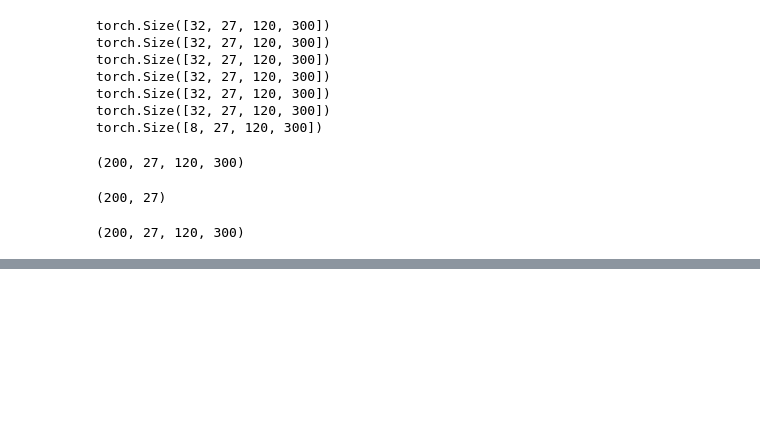
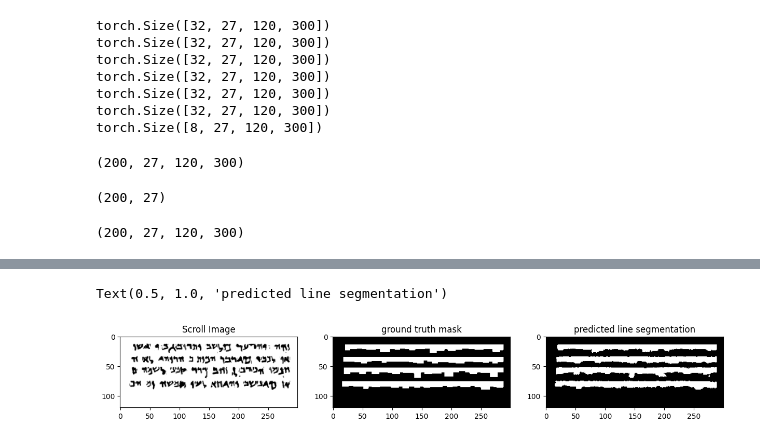
Before and after one commit to DeLnlyMthrLvr/DeadSeaScrolls, a Jupyter notebook: seb/playground.ipynb, the cells around one changed output, grey strips where cells are left out. Saved outputs shown, nothing was run; the diff lists cells and outputs as text; code cells hidden in the pictures; blank space fills up the shorter version.

```diff
--- a/seb/playground.ipynb
+++ b/seb/playground.ipynb
@@ -223,0 +255,11 @@ NameError: name 'images' is not defined
+# %%
+fig, ax = plt.subplots(1,3,figsize=(15,10))
+ax[0].imshow(scrolls[0],cmap="gray")
+ax[0].set_title("Scroll Image")
+ax[1].imshow(line_masks[0], cmap="gray")
+ax[1].set_title("ground truth mask")
+ax[2].imshow(quantile_pred,cmap="gray")
+ax[2].set_title("predicted line segmentation")
+# %% [output]
+Text(0.5, 1.0, 'predicted line segmentation')
+[figure, added]
```
Also changed, not shown: parts of 17 cells of this notebook, 4 other files.
